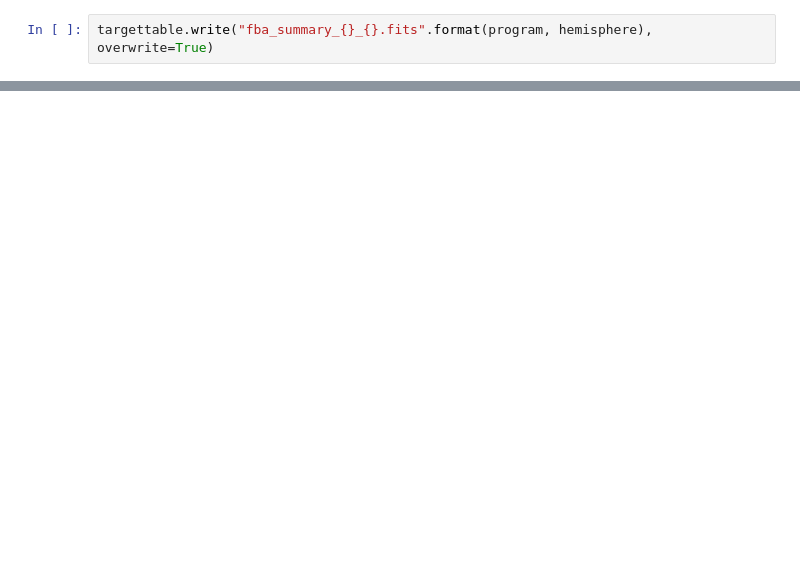
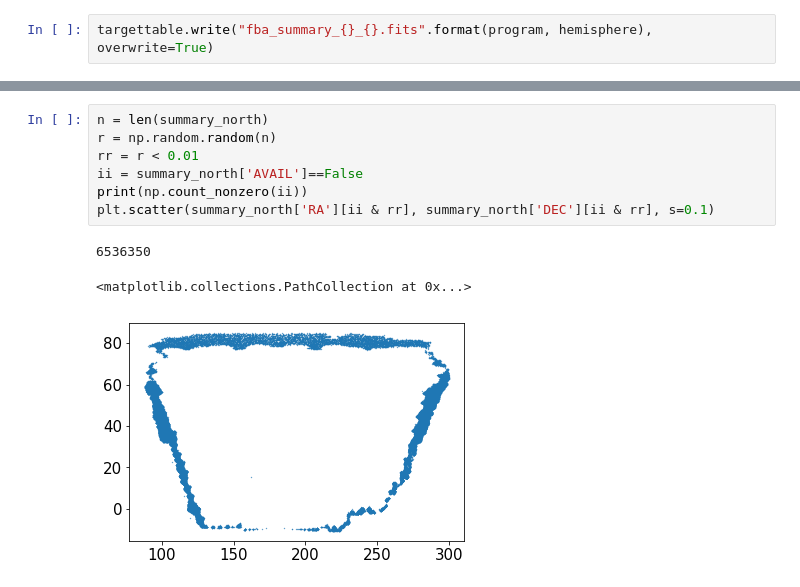
Before and after one commit to forero/SandboxDESI, a Jupyter notebook: DR8/join_results_DR8.ipynb, the cells around one changed output, grey strips where cells are left out. Drawn from its saved outputs; the diff is of its cells as text; blank space fills up the shorter version.

```diff
--- a/DR8/join_results_DR8.ipynb
+++ b/DR8/join_results_DR8.ipynb
@@ -136,0 +160,11 @@ targettable.write("fba_summary_{}_{}.fits".format(program, hemisphere), overwrit
+# %%
+n = len(summary_north)
+r = np.random.random(n)
+rr = r < 0.01
+ii = summary_north['AVAIL']==False
+print(np.count_nonzero(ii))
+plt.scatter(summary_north['RA'][ii & rr], summary_north['DEC'][ii & rr], s=0.1)
+# %% [output]
+6536350
+<matplotlib.collections.PathCollection at 0x...>
+[figure, added]
```
Also changed, not shown: parts of 13 cells of this notebook.
